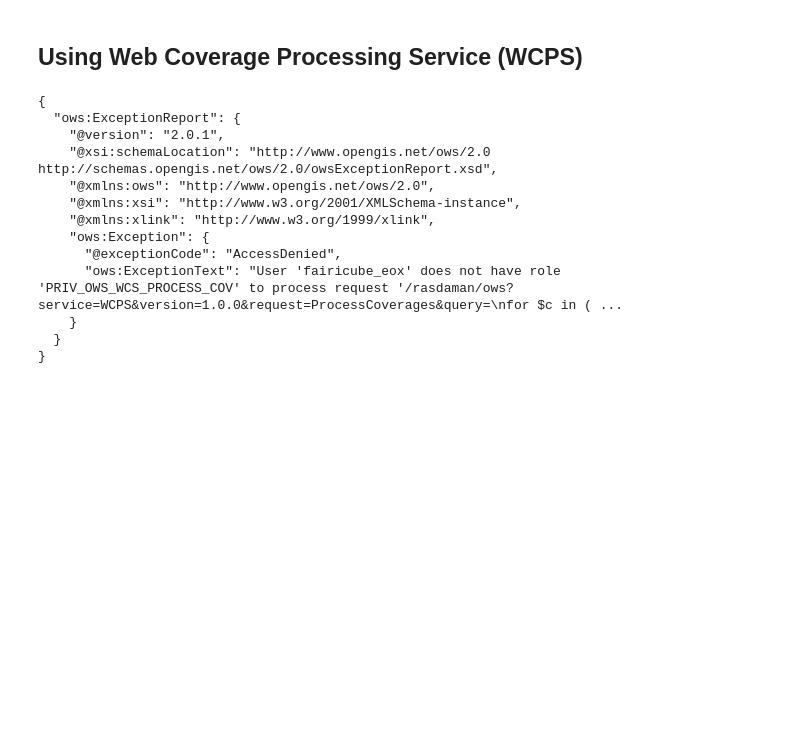
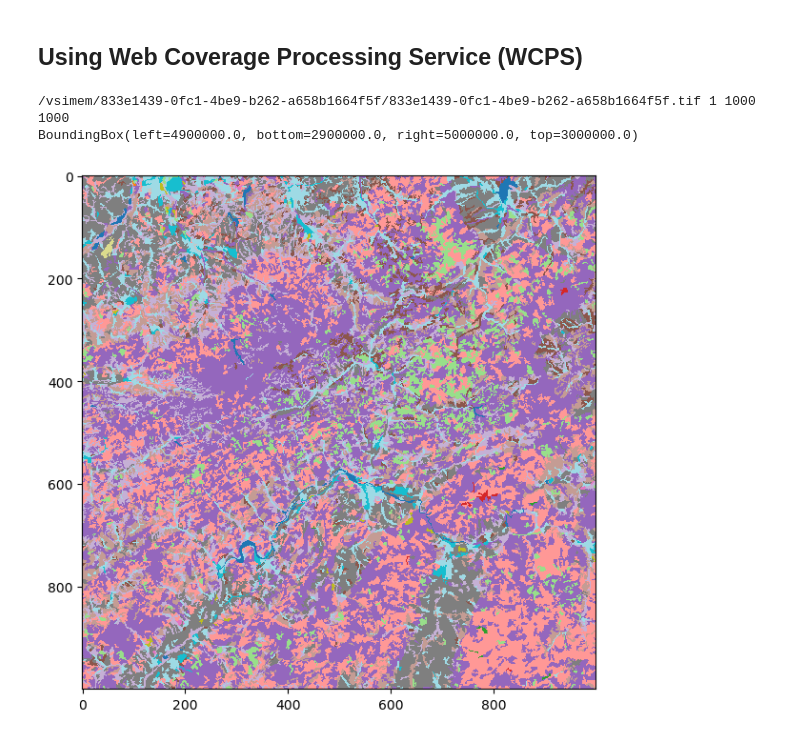
Before and after one commit to FAIRiCUBE/uc2-agriculture-biodiversity-nexus, a Jupyter notebook: rasdaman-ml-udf/notebooks/0.0-rkn-rasdaman_example_data_access.ipynb, the cells around one changed output. Cells and saved outputs as stored; diff of their text form; code cells hidden in the pictures; blank space fills up the shorter version.

```diff
--- a/rasdaman-ml-udf/notebooks/0.0-rkn-rasdaman_example_data_access.ipynb
+++ b/rasdaman-ml-udf/notebooks/0.0-rkn-rasdaman_example_data_access.ipynb
@@ -160,12 +184,11 @@ Image(data=wcs_coverage_data)
 ## Using Web Coverage Processing Service (WCPS)
 # %%
 query = '''
-for $c in (imperviousness)
+for $c in (corine_land_cover)
 return
   encode(
-    $c[ Lat(69.60, 69.70), Long(18.90, 19.00)" ],
+    $c[ ansi("2018-01-01T08:12:02.000Z"), X(4900000:5000000), Y(2900000:3000000) ],
     "image/tiff"
-
   )
 '''
 
@@ -180,17 +203,19 @@ wcps_coverage_data = response.content
 if not response.ok:
     dict = xmltodict.parse(wcps_coverage_data)
     print(json.dumps(dict, indent=2))
-# %% [output]
-{
-  "ows:ExceptionReport": {
-    "@version": "2.0.1",
-    "@xsi:schemaLocation": "http://www.opengis.net/ows/2.0 http://schemas.opengis.net/ows/2.0/owsExceptionReport.xsd",
-    "@xmlns:ows": "http://www.opengis.net/ows/2.0",
-    "@xmlns:xsi": "http://www.w3.org/2001/XMLSchema-instance",
-    "@xmlns:xlink": "http://www.w3.org/1999/xlink",
-    "ows:Exception": {
-      "@exceptionCode": "AccessDenied",
-      "ows:ExceptionText": "User 'fairicube_eox' does not have role 'PRIV_OWS_WCS_PROCESS_COV' to process request '/rasdaman/ows?service=WCPS&version=1.0.0&request=ProcessCoverages&query=\nfor $c in ( ...
-    }
-  }
-}
+# %%
+import matplotlib.pyplot as plt
+from rasterio.io import MemoryFile
+from rasterio import plot
+
+with MemoryFile(wcps_coverage_data) as memfile:
+    with memfile.open() as ds:
+        print(ds.name, ds.count, ds.width, ds.height)
+        print(ds.bounds)
+        ds_array = ds.read(1)
+        fig, ax = plt.subplots(1, figsize=(7, 7))
+        plot.show(ds_array, cmap='tab20_r', interpolation='none', ax=ax)
+# %% [output]
+/vsimem/833e1439-0fc1-4be9-b262-a658b1664f5f/833e1439-0fc1-4be9-b262-a658b1664f5f.tif 1 1000 1000
+BoundingBox(left=4900000.0, bottom=2900000.0, right=5000000.0, top=3000000.0)
+[figure, added]
```
Also changed, not shown: parts of 15 cells of this notebook.
